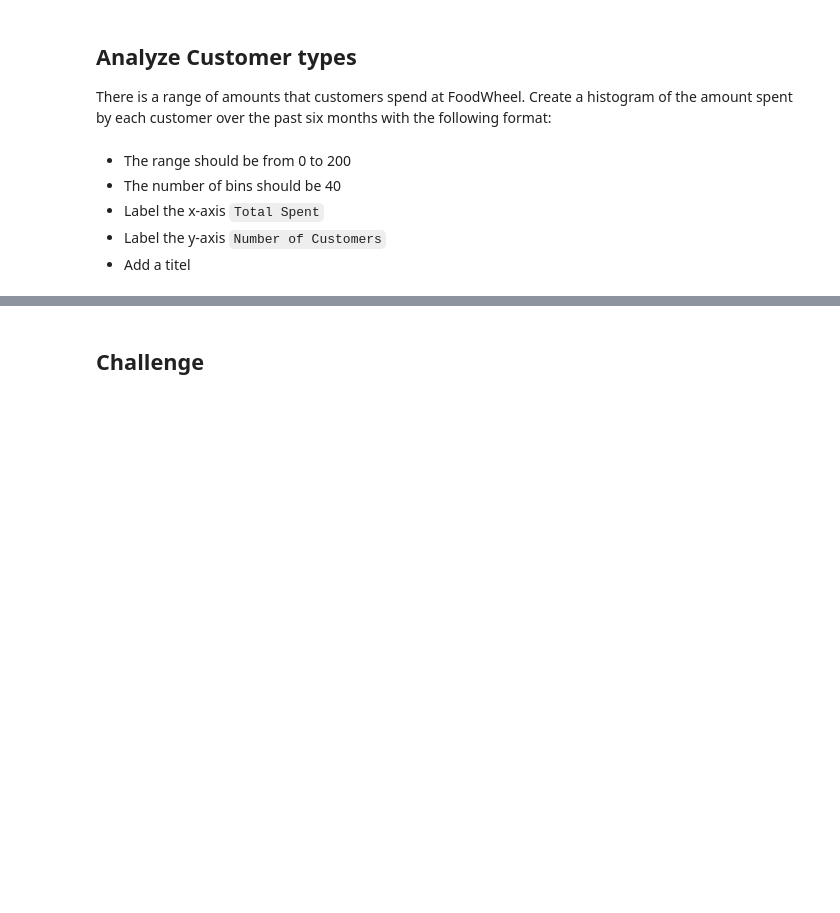
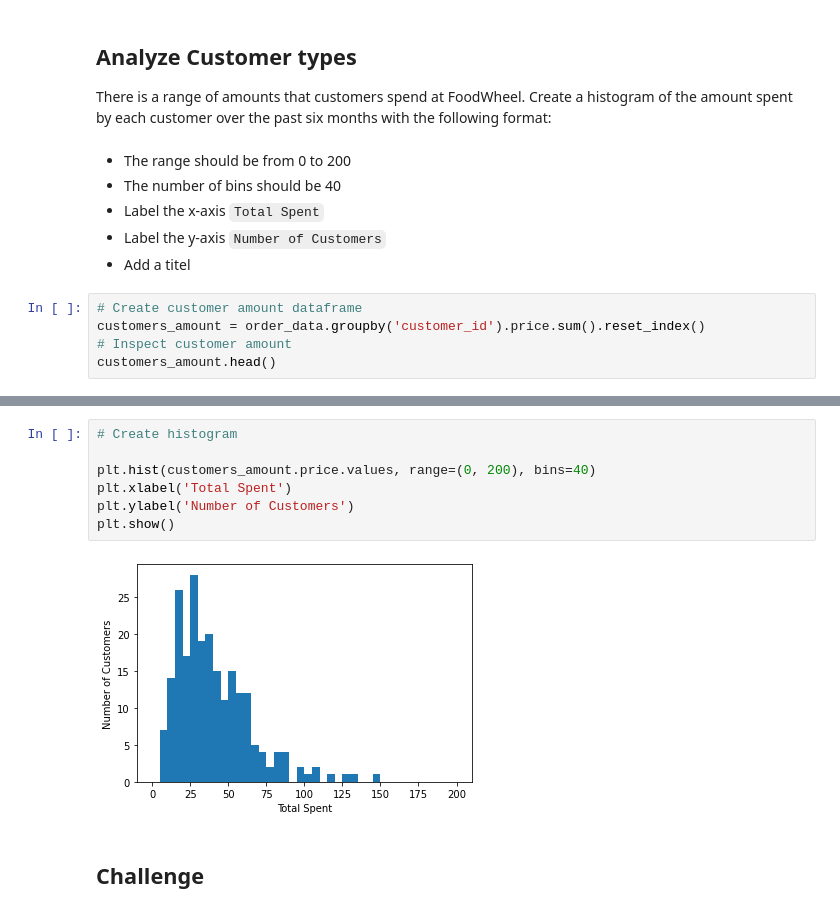
Before and after one commit to aoehiagwina/Restaurant_Data, a Jupyter notebook: foodwheel_project.ipynb, the cells around one changed output, grey strips where cells are left out. Cells and saved outputs as stored; diff of their text form; blank space fills up the shorter version.

```diff
--- a/foodwheel_project.ipynb
+++ b/foodwheel_project.ipynb
@@ -151,3 +151,8 @@ There is a range of amounts that customers spend at FoodWheel.  Create a histogr
 - Label the x-axis `Total Spent`
 - Label the y-axis `Number of Customers`
 - Add a titel
+# %%
+# Create customer amount dataframe
+customers_amount = order_data.groupby('customer_id').price.sum().reset_index()
+# Inspect customer amount
+customers_amount.head()
@@ -154,3 +166,12 @@ There is a range of amounts that customers spend at FoodWheel.  Create a histogr
+# %%
+# Create histogram
+
+plt.hist(customers_amount.price.values, range=(0, 200), bins=40)
+plt.xlabel('Total Spent')
+plt.ylabel('Number of Customers')
+plt.show()
+# %% [output]
+[figure, added]
 # %% [markdown]
 ## Challenge
 # %% [markdown]
```
Also changed, not shown: parts of 9 cells of this notebook.
